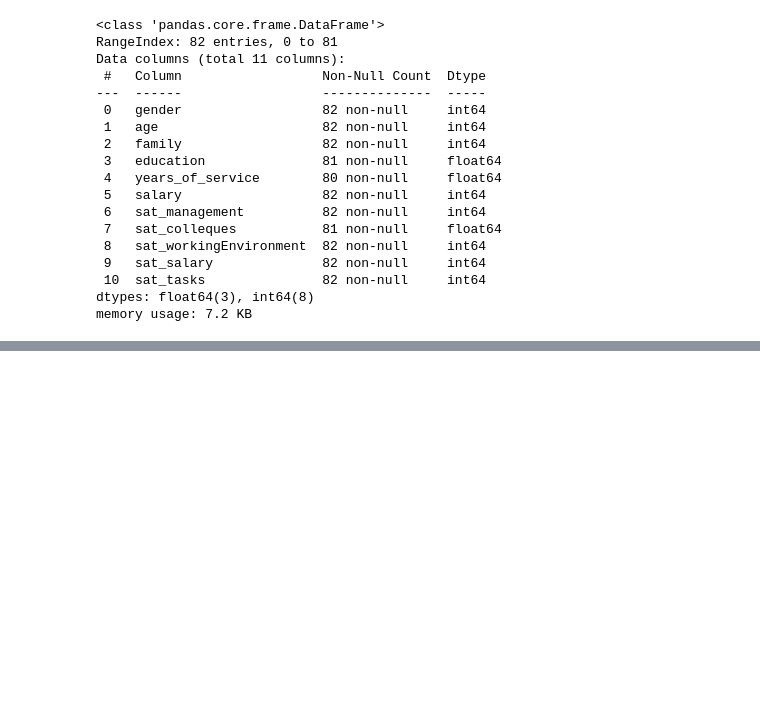
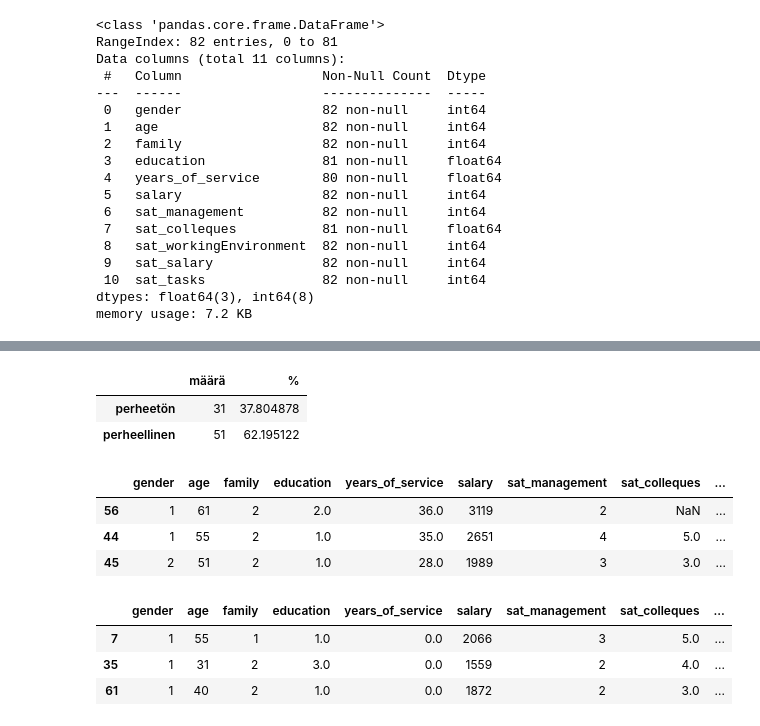
Before and after one commit to Hildura/Tiedonk-sittely-Pytjonilla-Ryhm-5, a Jupyter notebook: Projekti/Analyzing_WorkPlaceSatisfactionSurveyData.ipynb, the cells around one changed output, grey strips where cells are left out. Cells and saved outputs as stored; diff of their text form; code cells hidden in the pictures; blank space fills up the shorter version.

```diff
--- a/Projekti/Analyzing_WorkPlaceSatisfactionSurveyData.ipynb
+++ b/Projekti/Analyzing_WorkPlaceSatisfactionSurveyData.ipynb
@@ -98,2 +201,14 @@ memory usage: 7.2 KB
+# %%
+# perhestatus prosentteina
+
+df_family_prosentti = pd.crosstab(df['family'], 'määrä')
+df_family_prosentti['%'] = df_family_prosentti['määrä'] / df_family_prosentti['määrä'].sum() * 100
+df_family_prosentti.index = ['perheetön', 'perheellinen']
+df_family_prosentti.columns.name = ''
+df_family_prosentti
+# %% [output]
+|  | määrä | % |
+| perheetön | 31 | 37.804878 |
+| perheellinen | 51 | 62.195122 |
 # %%
 # years_of_service / työskentelyvuodet - numeerinen muuttuja, joka muutettava luokiteltavaksi muuttujaksi
@@ -99,0 +217,14 @@ memory usage: 7.2 KB
+# %%
+df.nlargest(n = 3, columns = 'years_of_service')
+# %% [output]
+|  | gender | age | family | education | years_of_service | salary | sat_management | sat_colleques | ... |
+| 56 | 1 | 61 | 2 | 2.0 | 36.0 | 3119 | 2 | NaN | ... |
+| 44 | 1 | 55 | 2 | 1.0 | 35.0 | 2651 | 4 | 5.0 | ... |
+| 45 | 2 | 51 | 2 | 1.0 | 28.0 | 1989 | 3 | 3.0 | ... |
+# %%
+df.nsmallest(n = 3, columns = 'years_of_service')
+# %% [output]
+|  | gender | age | family | education | years_of_service | salary | sat_management | sat_colleques | ... |
+| 7 | 1 | 55 | 1 | 1.0 | 0.0 | 2066 | 3 | 5.0 | ... |
+| 35 | 1 | 31 | 2 | 3.0 | 0.0 | 1559 | 2 | 4.0 | ... |
+| 61 | 1 | 40 | 2 | 1.0 | 0.0 | 1872 | 2 | 3.0 | ... |
```
Also changed, not shown: parts of 15 cells of this notebook.
